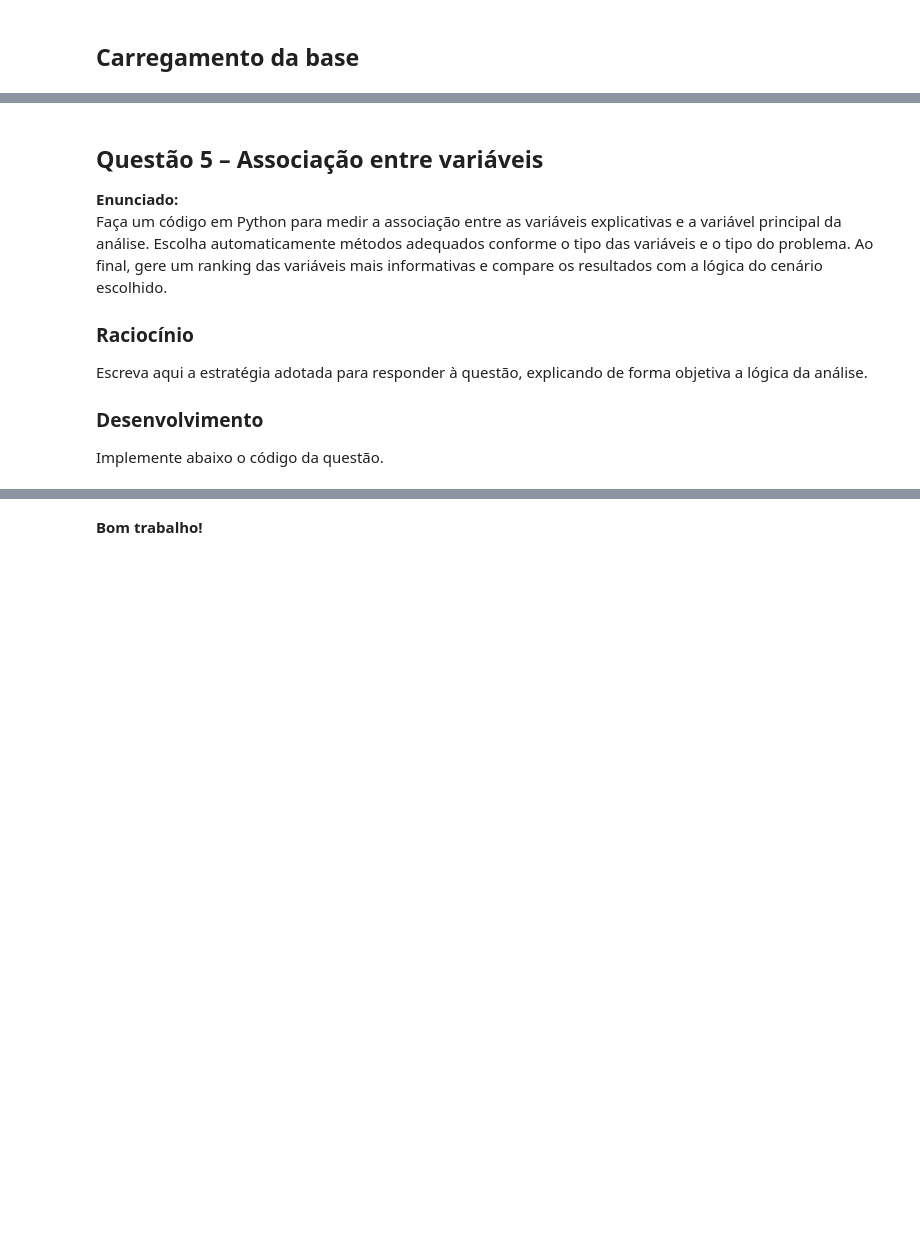
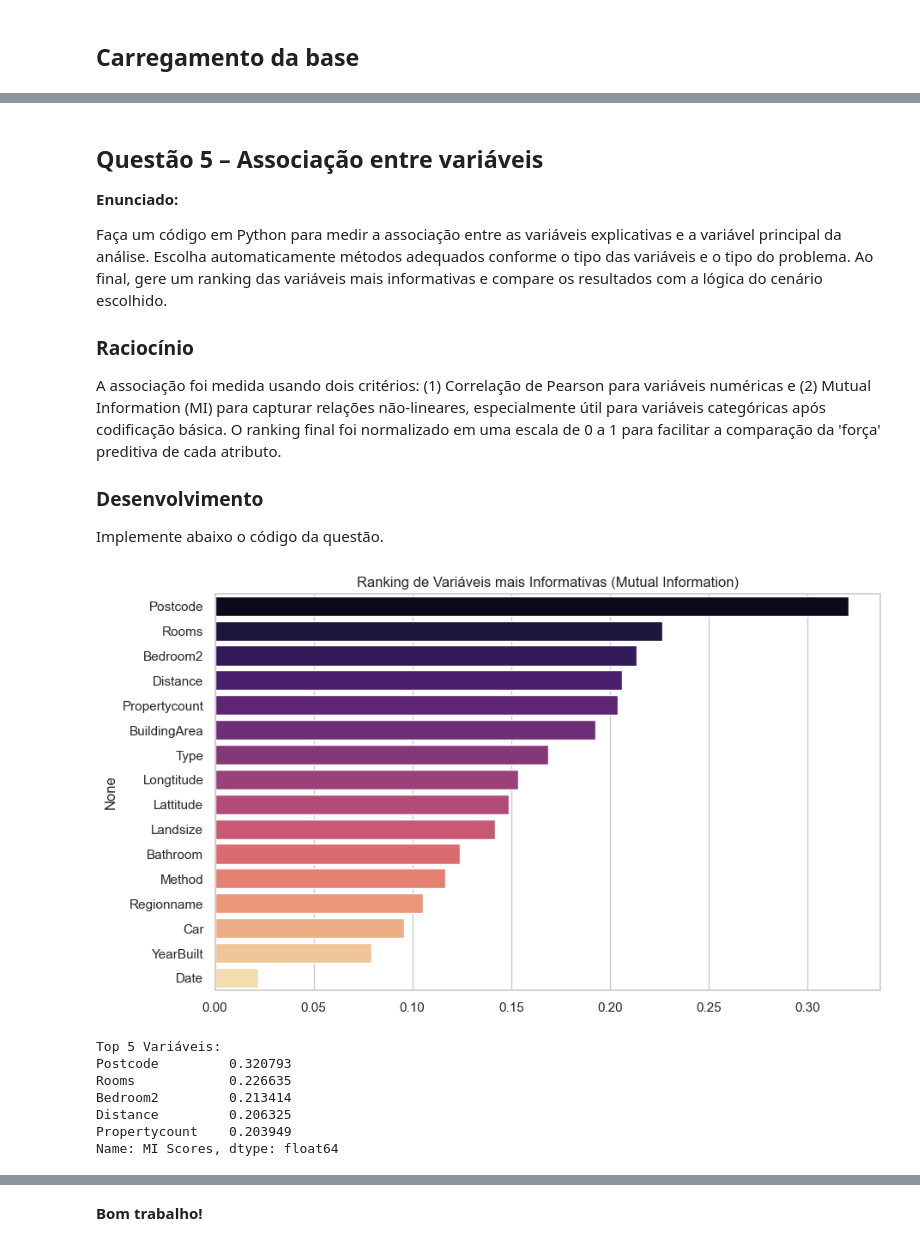
Before and after one commit to Kcodesufal/data-science-2026, a Jupyter notebook: lista 1/Lista 1.ipynb, the cells around one changed output, grey strips where cells are left out. Drawn from its saved outputs; the diff is of its cells as text; code cells hidden in the pictures; blank space fills up the shorter version.

```diff
--- a/lista 1/Lista 1.ipynb
+++ b/lista 1/Lista 1.ipynb
@@ -118,15 +346,85 @@ Registre aqui as principais interpretações e conclusões obtidas com base nos
 # %% [markdown]
 ## Questão 5 – Associação entre variáveis
 
+
+
 **Enunciado:**
+
 Faça um código em Python para medir a associação entre as variáveis explicativas e a variável principal da análise. Escolha automaticamente métodos adequados conforme o tipo das variáveis e o tipo do problema. Ao final, gere um ranking das variáveis mais informativas e compare os resultados com a lógica do cenário escolhido.
 
+
+
 ### Raciocínio
-Escreva aqui a estratégia adotada para responder à questão, explicando de forma objetiva a lógica da análise.
+
+A associação foi medida usando dois critérios: (1) Correlação de Pearson para variáveis numéricas e (2) Mutual Information (MI) para capturar relações não-lineares, especialmente útil para variáveis categóricas após codificação básica. O ranking final foi normalizado em uma escala de 0 a 1 para facilitar a comparação da 'força' preditiva de cada atributo.
+
+
 
 ### Desenvolvimento
+
 Implemente abaixo o código da questão.
 # %%
-# Código da Questão 5
+from sklearn.feature_selection import mutual_info_regression
+
+from sklearn.preprocessing import LabelEncoder
+
+
+
+# 1. Preparação para MI
+
+df_assoc = df_limpo.copy()
+
+for col in df_assoc.select_dtypes(include=['object', 'datetime64']).columns:
+
+    if col == 'Date':
+
+        df_assoc[col] = df_assoc[col].view('int64') / 10**9
+
+    else:
+
+        df_assoc[col] = LabelEncoder().fit_transform(df_assoc[col].astype(str))
+
+
+
+# 2. Calculando MI
+
+X_assoc = df_assoc.drop('Price', axis=1)
+
+y_assoc = df_assoc['Price']
+
+mi_scores = mutual_info_regression(X_assoc, y_assoc, random_state=42)
+
+
+
+# 3. Ranking
+
+ranking = pd.Series(mi_scores, name="MI Scores", index=X_assoc.columns)
+
+ranking = ranking.sort_values(ascending=False)
+
+
+
+plt.figure(figsize=(10, 6))
+
+sns.barplot(x=ranking.values, y=ranking.index, palette='magma')
+
+plt.title('Ranking de Variáveis mais Informativas (Mutual Information)')
+
+plt.show()
+
+
+
+print("Top 5 Variáveis:")
+
+print(ranking.head(5))
+# %% [output]
+[figure, added]
+Top 5 Variáveis:
+Postcode         0.320793
+Rooms            0.226635
+Bedroom2         0.213414
+Distance         0.206325
+Propertycount    0.203949
+Name: MI Scores, dtype: float64
 # %% [markdown]
 ### Conclusão da Questão 5
```
Also changed, not shown: parts of 30 cells of this notebook.
